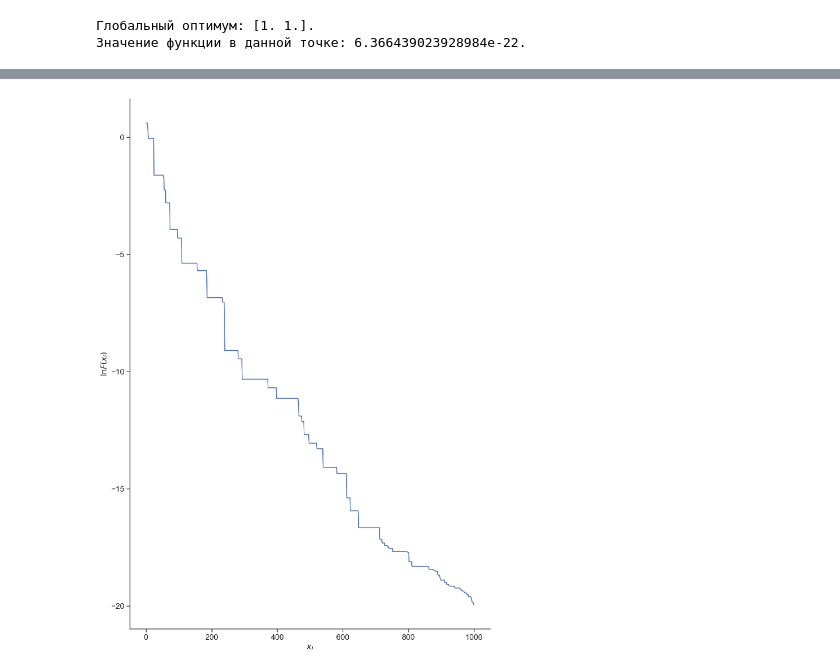
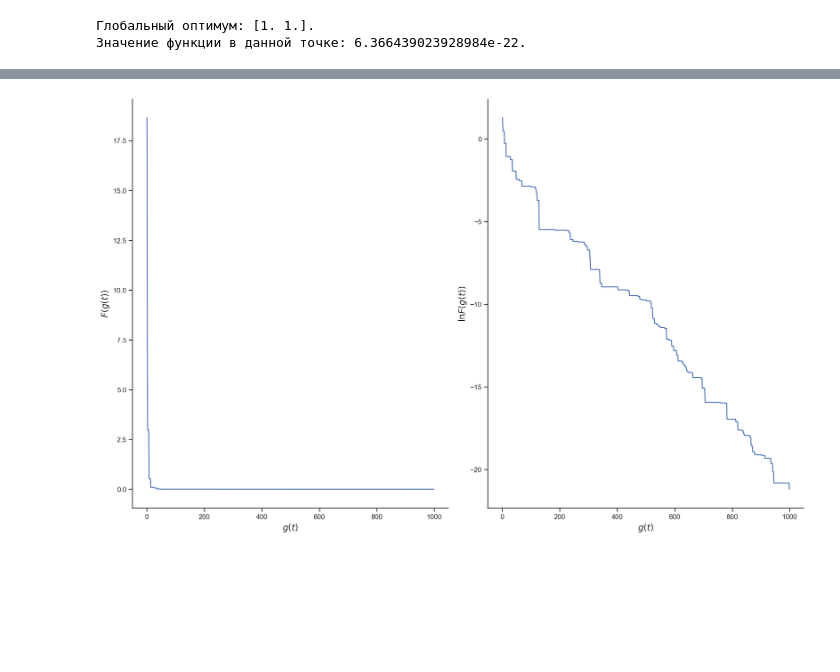
Before and after one commit to khaykingleb/stochastic-optimization-methods, a Jupyter notebook: Code/Particle_Swarm_Optimization/Rosenbrock_func.ipynb, the cells around one changed output, grey strips where cells are left out. Cells and saved outputs as stored; diff of their text form; code cells hidden in the pictures; blank space fills up the shorter version.

```diff
--- a/Code/Particle_Swarm_Optimization/Rosenbrock_func.ipynb
+++ b/Code/Particle_Swarm_Optimization/Rosenbrock_func.ipynb
@@ -379,22 +363,25 @@ fig.savefig("PSO_2.png", bbox_inches='tight', dpi=900)
-# %%
-fig = plt.figure(figsize=(10, 14))
-
-# Удаляем лишние границы
-ax = plt.subplot(111)
-ax.spines["top"].set_visible(False)
-ax.spines["right"].set_visible(False)
-ax.get_xaxis().tick_bottom()
-ax.get_yaxis().tick_left()
-
-# Корректируем оси абсцисс и ординат
-plt.xticks(fontsize=14)
-plt.yticks(fontsize=14)
-
-plt.xlabel("$x_i$", fontsize=14)
-plt.ylabel("$\lnF(x_i)$", fontsize=14)
-plt.plot(np.log10(a.func_history))
-plt.tight_layout()
-
-fig.savefig("PSO_3.png", bbox_inches='tight', dpi=900)
-# %% [output]
-[figure, removed]
+# %%
+fig = plt.figure(figsize=(16, 10))
+
+ax_0 = plt.subplot2grid((1, 6), (0, 0), colspan=3)
+ax_1 = plt.subplot2grid((1, 6), (0, 3), colspan=3)
+
+ax_0.spines["top"].set_visible(False)
+ax_0.spines["right"].set_visible(False)
+ax_0.get_xaxis().tick_bottom()
+ax_0.get_yaxis().tick_left()
+ax_0.set_xlabel("$g(t)$", fontsize=14)
+ax_0.set_ylabel("$F(g(t))$", fontsize=14)
+ax_0.plot(a.func_history)
+
+ax_1.spines["top"].set_visible(False)
+ax_1.spines["right"].set_visible(False)
+ax_1.get_xaxis().tick_bottom()
+ax_1.get_yaxis().tick_left()
+ax_1.set_xlabel("$g(t)$", fontsize=14)
+ax_1.set_ylabel("$\ln F(g(t))$", fontsize=14)
+ax_1.plot(np.log10(a.func_history))
+
+fig.tight_layout()
+# %% [output]
+[figure, added]
```
Also changed, not shown: parts of 6 cells of this notebook, 20 other files.
